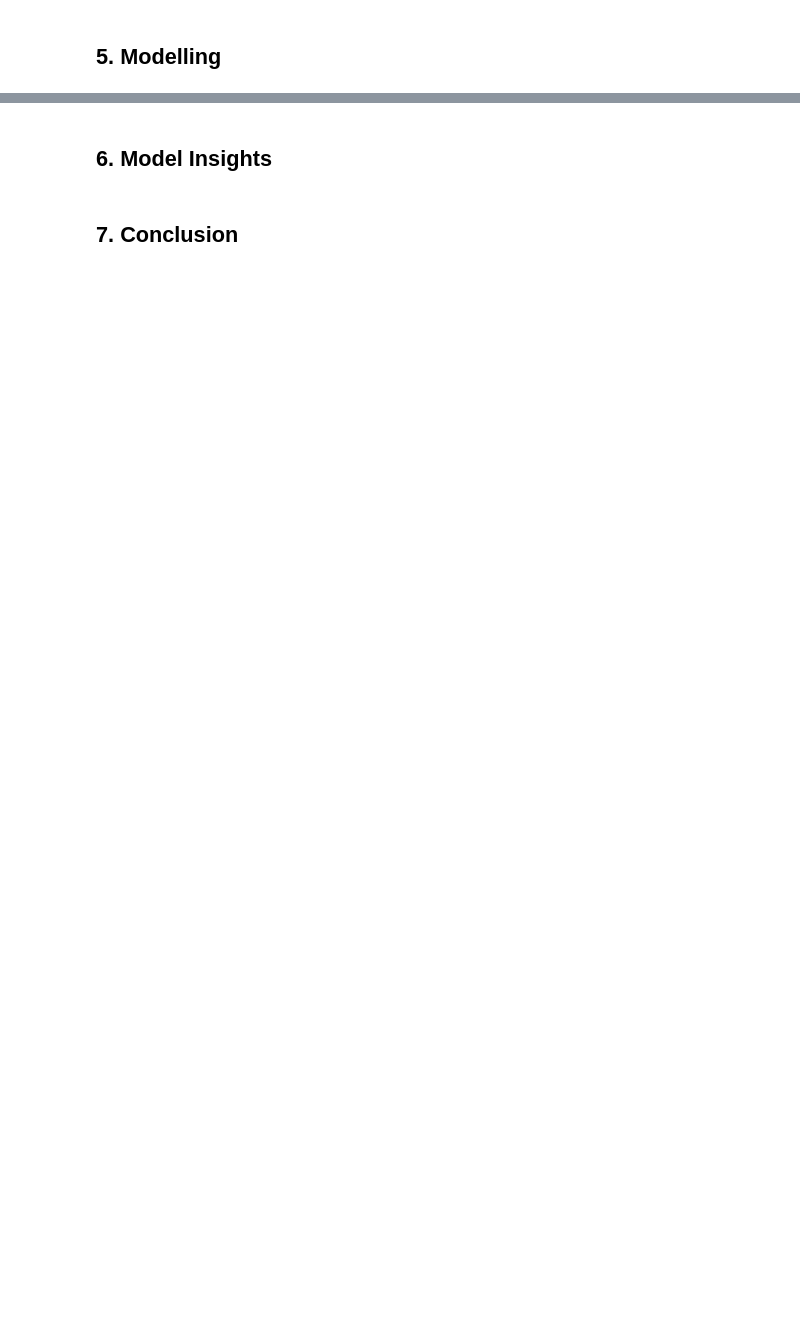
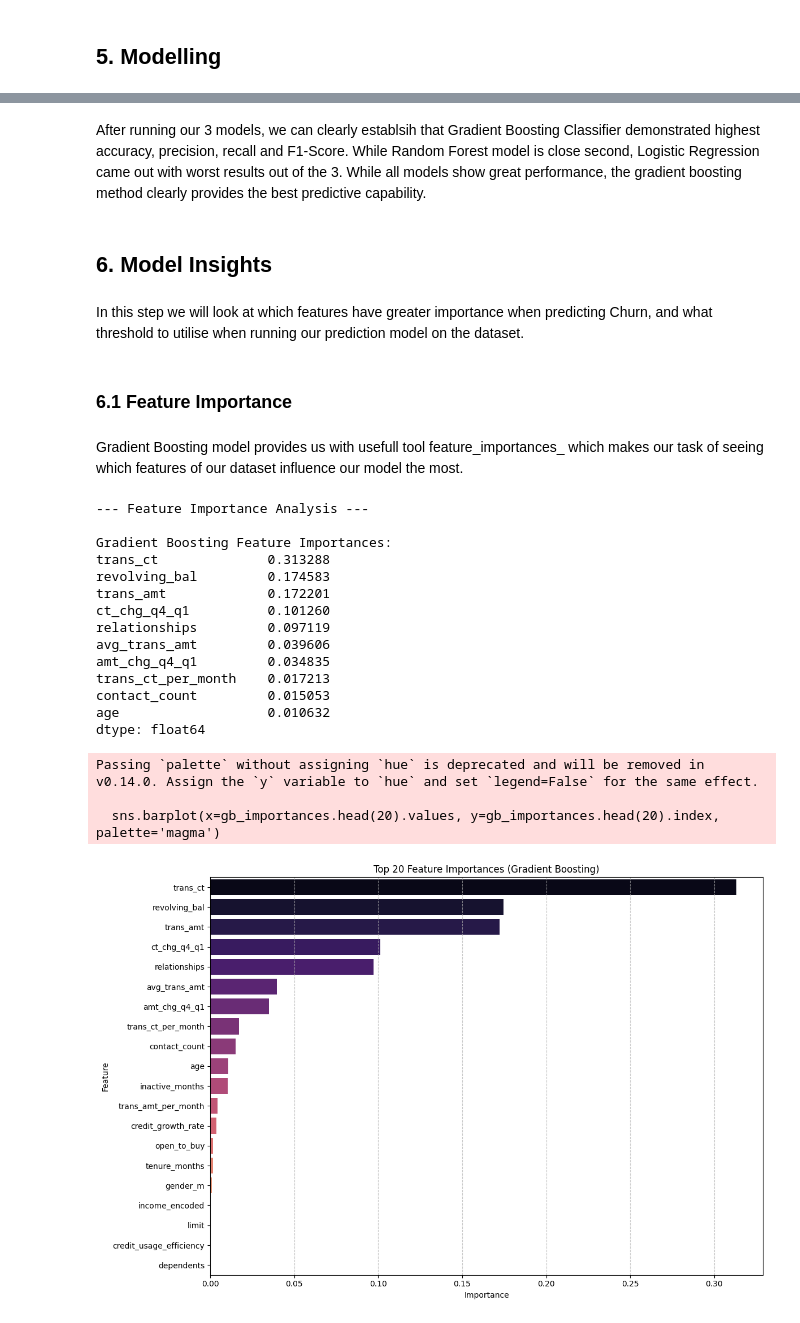
Before and after one commit to data-aleks/CreditCardChurn-PredictiveModelling, a Jupyter notebook: CreditCardChurn_PredictiveModelling.ipynb, the cells around one changed output, grey strips where cells are left out. Cells and saved outputs as stored; diff of their text form; code cells hidden in the pictures; blank space fills up the shorter version.

```diff
--- a/CreditCardChurn_PredictiveModelling.ipynb
+++ b/CreditCardChurn_PredictiveModelling.ipynb
@@ -373,0 +388,3 @@ memory usage: 2.3+ MB
+# %%
+X = df_final.drop(['churn_flag', 'client_id'], axis=1) # All columns except 'churn_flag' are features
+y = df_final['churn_flag'] # 'churn_flag' is the target variable
@@ -373,0 +465,7 @@ memory usage: 2.3+ MB
+# %%
+print("\n--- Training Logistic Regression Model ---")
+log_reg_model = LogisticRegression(random_state=42, solver='liblinear') # liblinear is good for small datasets
+log_reg_model.fit(X_train_final, y_train)
+
+y_pred_lr = log_reg_model.predict(X_test_final)
+y_prob_lr = log_reg_model.predict_proba(X_test_final)[:, 1] # Probability of churn (True class)
@@ -373,0 +474,7 @@ memory usage: 2.3+ MB
+# %%
+print("\n--- Training Random Forest Classifier ---")
+rf_model = RandomForestClassifier(n_estimators=100, random_state=42, class_weight='balanced') # 'balanced' can help with imbalanced data
+rf_model.fit(X_train_final, y_train)
+
+y_pred_rf = rf_model.predict(X_test_final)
+y_prob_rf = rf_model.predict_proba(X_test_final)[:, 1]
@@ -373,0 +483,7 @@ memory usage: 2.3+ MB
+# %%
+print("\n--- Training Gradient Boosting Classifier ---")
+gb_model = GradientBoostingClassifier(n_estimators=100, learning_rate=0.1, random_state=42)
+gb_model.fit(X_train_final, y_train)
+
+y_pred_gb = gb_model.predict(X_test_final)
+y_prob_gb = gb_model.predict_proba(X_test_final)[:, 1]
@@ -374,4 +557,47 @@ memory usage: 2.3+ MB
+# %% [markdown]
+After running our 3 models, we can clearly establsih that Gradient Boosting Classifier demonstrated highest accuracy, precision, recall and F1-Score. While Random Forest model is close second, Logistic Regression came out with worst results out of the 3. While all models show great performance, the gradient boosting method clearly provides the best predictive capability.
 # %% [markdown]
 ## 6. **Model Insights**
-# %% [markdown]
-## 7. **Conclusion**
+# %% [markdown]
+In this step we will look at which features have greater importance when predicting Churn, and what threshold to utilise when running our prediction model on the dataset.
+# %% [markdown]
+### 6.1 **Feature Importance**
+# %% [markdown]
+Gradient Boosting model provides us with usefull tool feature_importances_ which makes our task of seeing which features of our dataset influence our model the most.
+# %%
+feature_names = X.columns # Get the original feature names from your full feature set X
+
+print("--- Feature Importance Analysis ---")
+# --- Feature Importances from Gradient Boosting Model ---
+print("\nGradient Boosting Feature Importances:")
+gb_importances = pd.Series(gb_model.feature_importances_, index=feature_names).sort_values(ascending=False)
+print(gb_importances.head(10)) # Print top 10
+
+# Plotting Gradient Boosting Feature Importances
+plt.figure(figsize=(12, 8))
+sns.barplot(x=gb_importances.head(20).values, y=gb_importances.head(20).index, palette='magma')
+plt.title('Top 20 Feature Importances (Gradient Boosting)')
+plt.xlabel('Importance')
+plt.ylabel('Feature')
+plt.grid(axis='x', linestyle='--', alpha=0.7)
+plt.tight_layout()
+plt.show()
+# %% [output]
+--- Feature Importance Analysis ---
+
+Gradient Boosting Feature Importances:
+trans_ct              0.313288
+revolving_bal         0.174583
+trans_amt             0.172201
+ct_chg_q4_q1          0.101260
+relationships         0.097119
+avg_trans_amt         0.039606
+amt_chg_q4_q1         0.034835
+trans_ct_per_month    0.017213
+contact_count         0.015053
+age                   0.010632
+dtype: float64
+Passing `palette` without assigning `hue` is deprecated and will be removed in v0.14.0. Assign the `y` variable to `hue` and set `legend=False` for the same effect.
+
+  sns.barplot(x=gb_importances.head(20).values, y=gb_importances.head(20).index, palette='magma')
+[figure, added]
```
Also changed, not shown: parts of 88 cells of this notebook, 2 other files.
